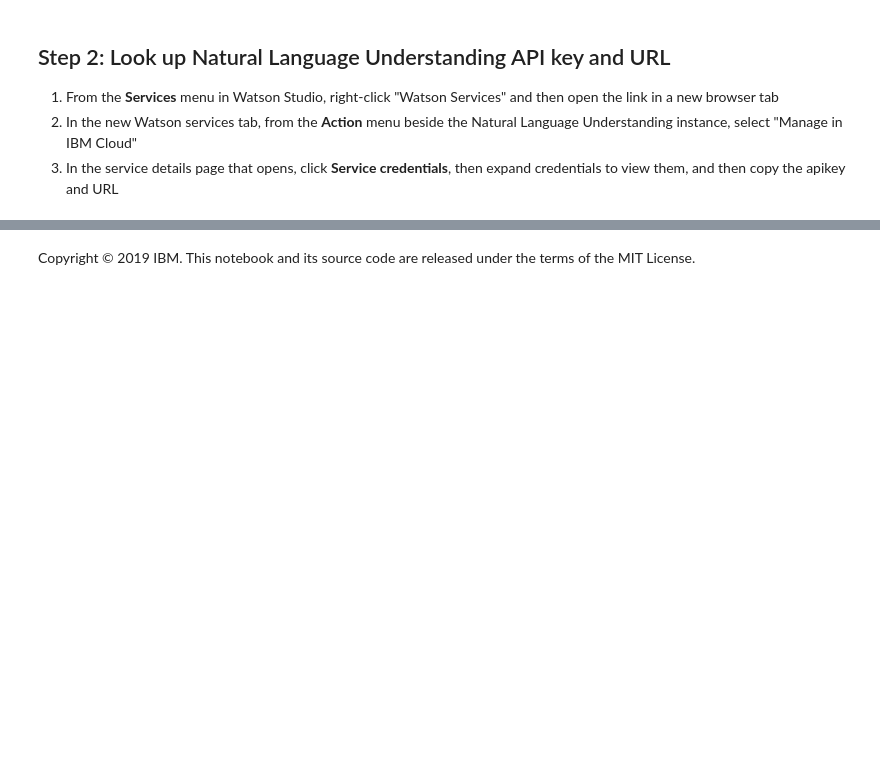
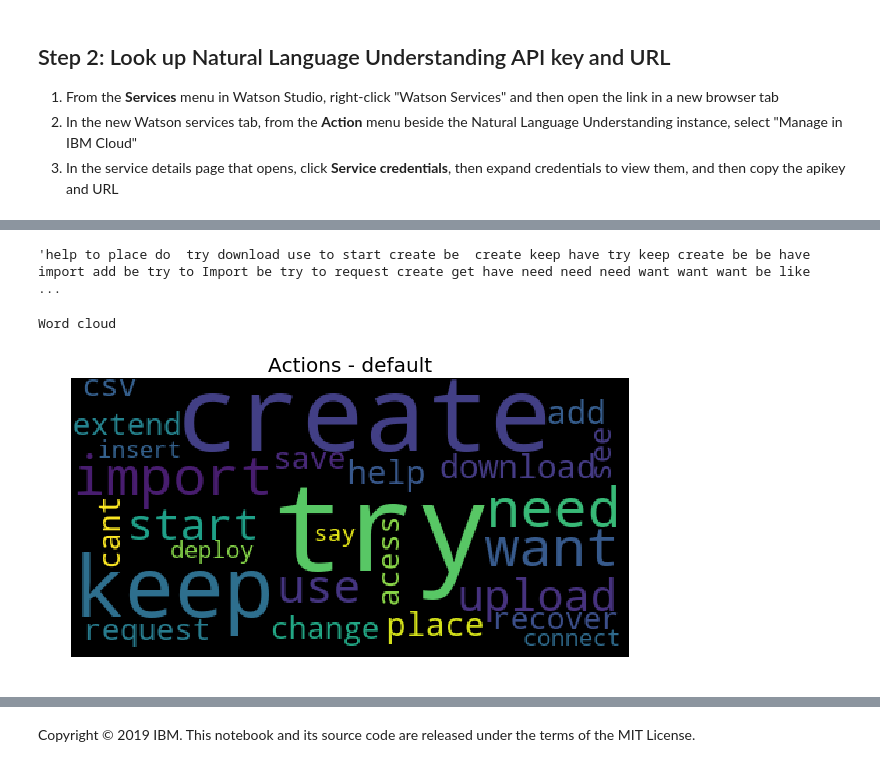
Before and after one commit to spackows/notebooks-to-share, a Jupyter notebook: Analyzing-customer-messages.ipynb, the cells around one changed output, grey strips where cells are left out. Drawn from its saved outputs; the diff is of its cells as text; code cells hidden in the pictures; blank space fills up the shorter version.

```diff
--- a/Analyzing-customer-messages.ipynb
+++ b/Analyzing-customer-messages.ipynb
@@ -118,0 +357,33 @@ print( json.dumps( results, indent=2 ) )
+# %%
+def wordcloud_plot( details_arr ):
+    num_wordclouds = len( details_arr )
+    fig, axs = plt.subplots( 1, num_wordclouds, figsize=( num_wordclouds*10, 10 ) )
+    if( num_wordclouds < 2 ):
+        axs.imshow( details_arr[0]["wordcloud"] )
+        axs.set_title( details_arr[0]["title"], fontsize=20 )
+        axs.axis( "off" )
+        print( "Word cloud" )
+    else:
+        for i in range( num_wordclouds ):
+            axs[i].imshow( details_arr[i]["wordcloud"] )
+            axs[i].set_title( details_arr[i]["title"], fontsize=20 )
+            axs[i].axis( "off" )
+        print( "Word clouds" )
+# %%
+action_str   = ""
+object_str   = ""
+for result in results_list:
+    action_str  += result["action"] + " "
+    object_str  += result["object"] + " "
+# %%
+action_str
+# %% [output]
+'help to place do  try download use to start create be  create keep have try keep create be be have import add be try to Import be try to request create get have need need need want want want be like  ...
+# %%
+from wordcloud import WordCloud
+wordcloud_action_default = WordCloud().generate( action_str )
+# %%
+wordcloud_plot( [ { "title" : "Actions - default", "wordcloud" : wordcloud_action_default } ] )
+# %% [output]
+Word cloud
+[figure, added]
```
Also changed, not shown: parts of 38 cells of this notebook.
